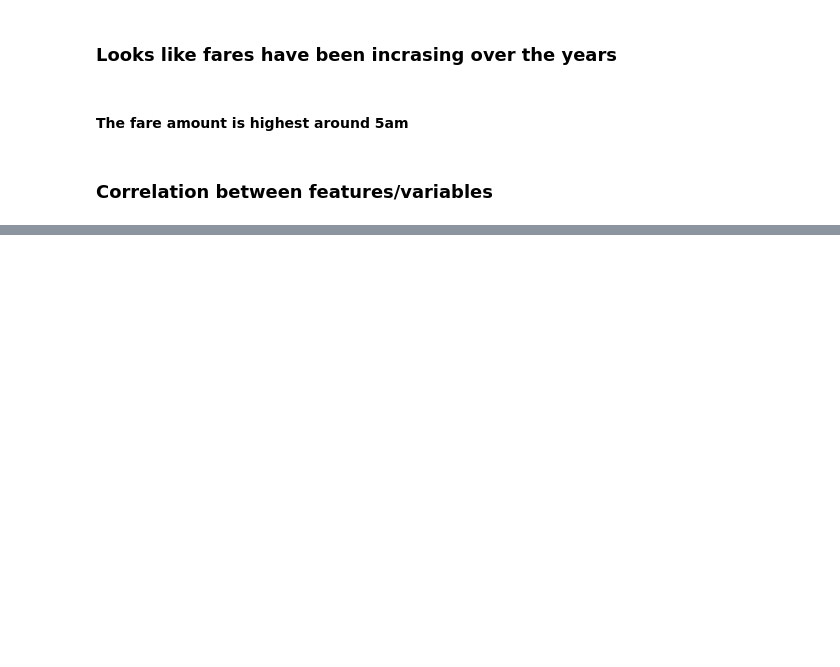
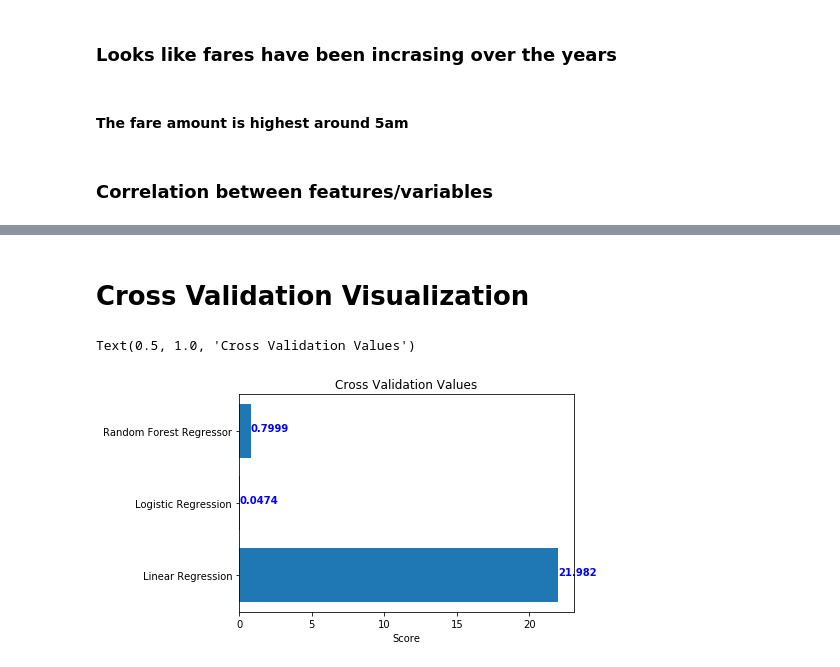
Before and after one commit to vitoupen/DataScience-Taxi-, a Jupyter notebook: new-york-taxi-fare-prediction.ipynb, the cells around one changed output, grey strips where cells are left out. Saved outputs shown, nothing was run; the diff lists cells and outputs as text; code cells hidden in the pictures; blank space fills up the shorter version.

```diff
--- a/new-york-taxi-fare-prediction.ipynb
+++ b/new-york-taxi-fare-prediction.ipynb
@@ -273,0 +534,5 @@ print(f'RMSE of Logistic Regresion: {rmse}')
+# %%
+%%time
+score_list_lr = cross_val_score(my_linreg, X, y, cv=10)
+score_lr = abs(score_list_lr).mean()
+print(f'Linear Regression: {score_lr}')
@@ -273,0 +545,5 @@ print(f'RMSE of Logistic Regresion: {rmse}')
+# %%
+%%time
+score_list = cross_val_score(my_logreg, X, y_encoded, cv=10)
+score_log = score_list.mean()
+print(f'Logistic Regression: {score_log}')
@@ -273,0 +556,5 @@ print(f'RMSE of Logistic Regresion: {rmse}')
+# %%
+%%time
+score_list = cross_val_score(my_rfr, X, y, cv=10)
+score_rfr = score_list.mean()
+print(f'Logistic Regression: {score_rfr}')
@@ -273,0 +583,17 @@ print(f'RMSE of Logistic Regresion: {rmse}')
+# %% [markdown]
+# Cross Validation Visualization
+# %%
+fig, ax = plt.subplots()
+y_axis = ('Linear Regression','Logistic Regression','Random Forest Regressor')
+y_pos = np.arange(len(y_axis))
+x_axis = (round(score_lr,4),round(score_log,4),round(score_rfr,4))
+ax.barh(y_pos, x_axis, width,align='center')
+for i, v in enumerate(x_axis):
+    ax.text(v, i, str(v), color='blue', fontweight='bold')
+ax.set_yticks(y_pos)
+ax.set_yticklabels(y_axis)
+ax.set_xlabel('Score')
+ax.set_title('Cross Validation Values')
+# %% [output]
+Text(0.5, 1.0, 'Cross Validation Values')
+[figure, added]
```
Also changed, not shown: parts of 50 cells of this notebook.
